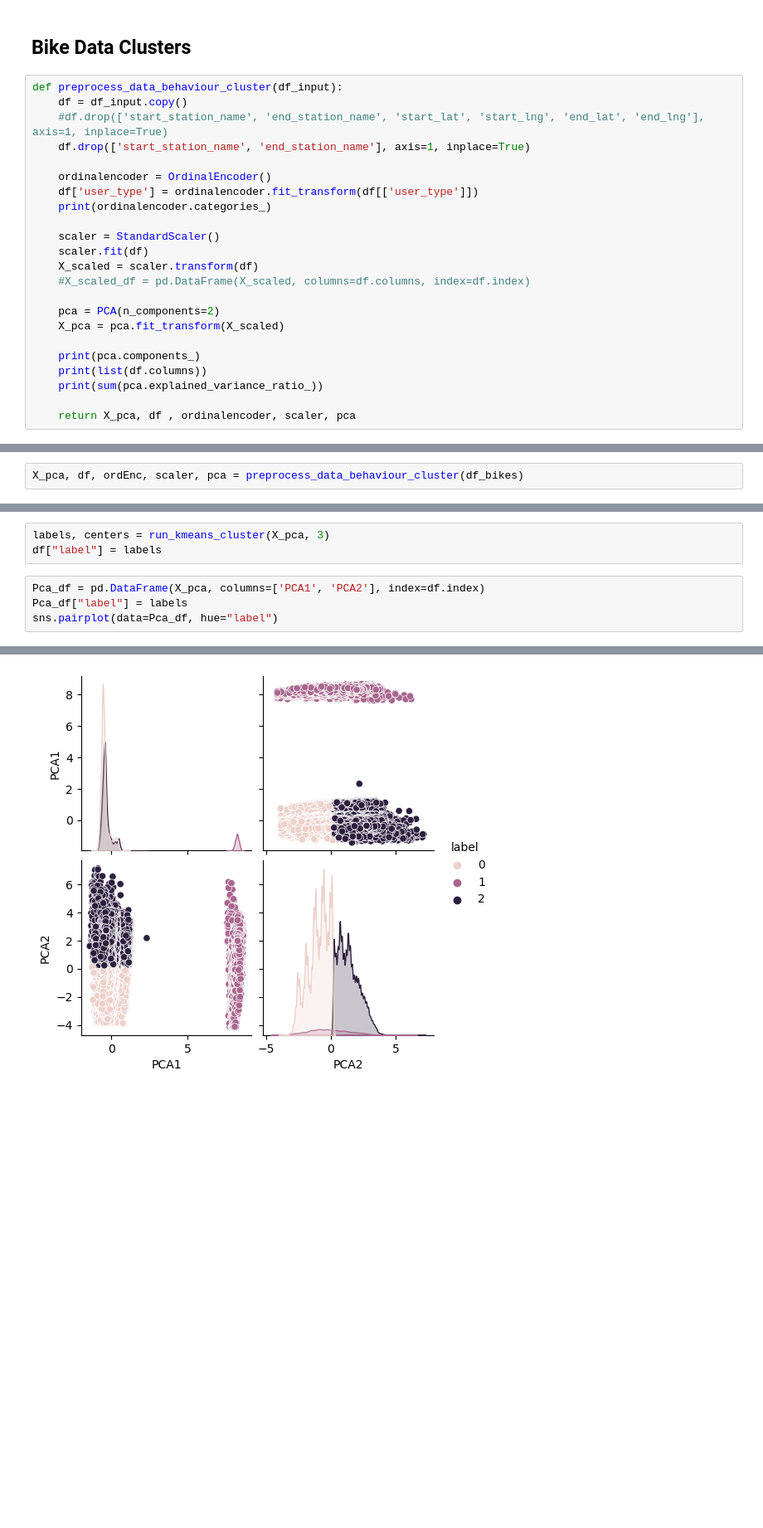
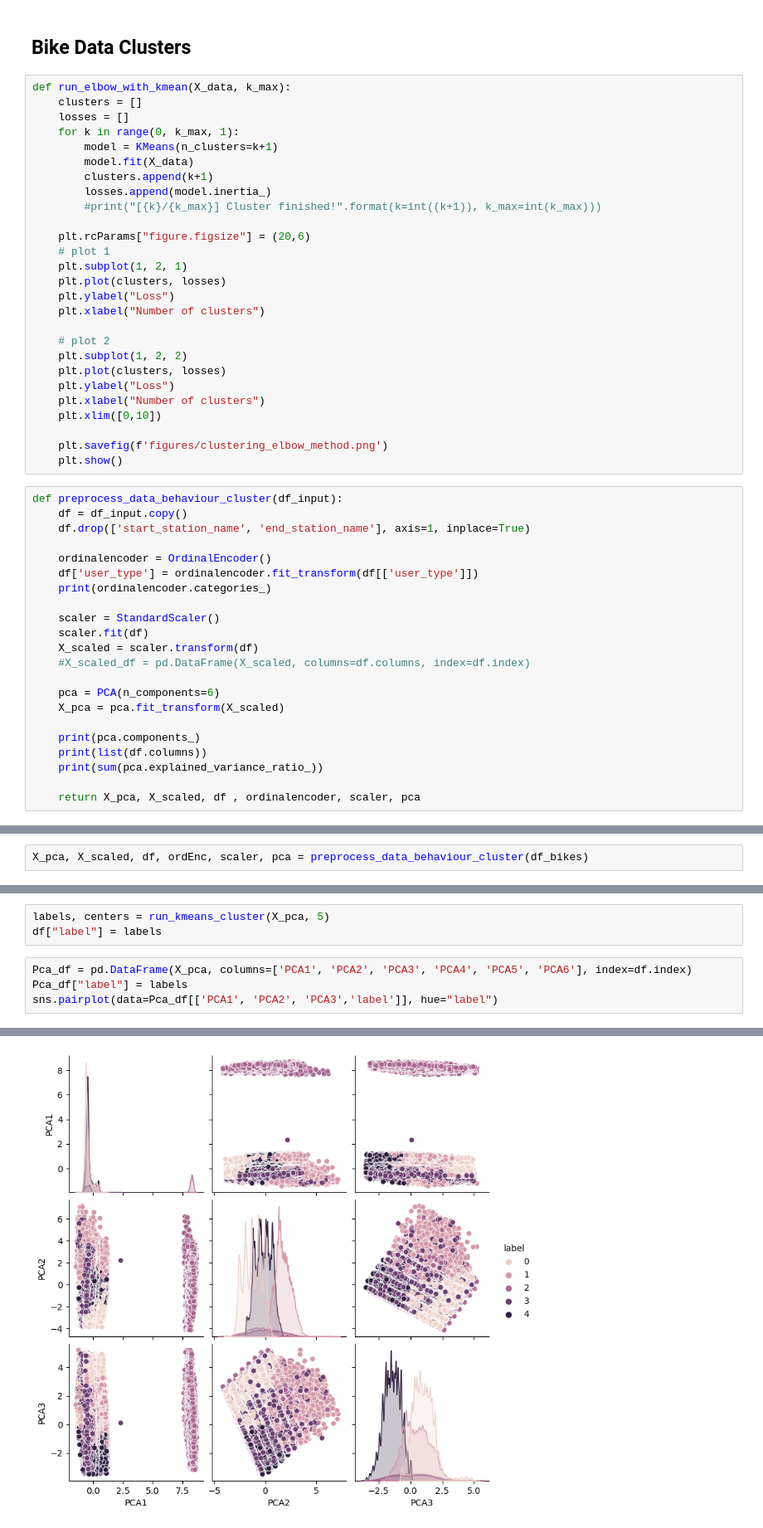
Before and after one commit to nussi049/AnalyticsApplication, a Jupyter notebook: cluster_analysis.ipynb, the cells around one changed output, grey strips where cells are left out. Shown at 83% size. Drawn from its saved outputs; the diff is of its cells as text; blank space fills up the shorter version.

Commit message:
final cluster

```diff
--- a/cluster_analysis.ipynb
+++ b/cluster_analysis.ipynb
@@ -157,10 +131,36 @@ plot_geo_clusters_on_map(df_stations, labels, centers)
 [interactive output not drawn]
 # %% [markdown]
 ## Bike Data Clusters
+# %%
+def run_elbow_with_kmean(X_data, k_max):
+    clusters = []
+    losses = []
+    for k in range(0, k_max, 1):
+        model = KMeans(n_clusters=k+1)
+        model.fit(X_data)
+        clusters.append(k+1)
+        losses.append(model.inertia_)
+        #print("[{k}/{k_max}] Cluster finished!".format(k=int((k+1)), k_max=int(k_max)))
+
+    plt.rcParams["figure.figsize"] = (20,6)
+    # plot 1
+    plt.subplot(1, 2, 1)
+    plt.plot(clusters, losses)
+    plt.ylabel("Loss")
+    plt.xlabel("Number of clusters")
+
+    # plot 2
+    plt.subplot(1, 2, 2)
+    plt.plot(clusters, losses)
+    plt.ylabel("Loss")
+    plt.xlabel("Number of clusters")
+    plt.xlim([0,10])
+
+    plt.savefig(f'figures/clustering_elbow_method.png')
+    plt.show()
 # %%
 def preprocess_data_behaviour_cluster(df_input):
     df = df_input.copy()
-    #df.drop(['start_station_name', 'end_station_name', 'start_lat', 'start_lng', 'end_lat', 'end_lng'], axis=1, inplace=True)
     df.drop(['start_station_name', 'end_station_name'], axis=1, inplace=True)
 
     ordinalencoder = OrdinalEncoder()
@@ -172,12 +172,12 @@ def preprocess_data_behaviour_cluster(df_input):
     X_scaled = scaler.transform(df)
     #X_scaled_df = pd.DataFrame(X_scaled, columns=df.columns, index=df.index)
 
-    pca = PCA(n_components=2)
+    pca = PCA(n_components=6)
     X_pca = pca.fit_transform(X_scaled)
 
     print(pca.components_)
     print(list(df.columns))
     print(sum(pca.explained_variance_ratio_))
 
-    return X_pca, df , ordinalencoder, scaler, pca
+    return X_pca, X_scaled, df , ordinalencoder, scaler, pca
 # %%
@@ -199,5 +200,5 @@ def display_parallel_coordinates_centroids(df, num_clusters):
 # %%
-X_pca, df, ordEnc, scaler, pca = preprocess_data_behaviour_cluster(df_bikes)
+X_pca, X_scaled, df, ordEnc, scaler, pca = preprocess_data_behaviour_cluster(df_bikes)
 # %% [output]
 [array(['Customer', 'Subscriber'], dtype=object)]
 [[ 0.03157196  0.03575854  0.01547647  0.03306819  0.01547907 -0.01235027
@@ -213,10 +222,10 @@ run_elbow_with_kmean(X_pca, 20)
 # %%
-labels, centers = run_kmeans_cluster(X_pca, 3)
+labels, centers = run_kmeans_cluster(X_pca, 5)
 df["label"] = labels
 # %%
-Pca_df = pd.DataFrame(X_pca, columns=['PCA1', 'PCA2'], index=df.index)
+Pca_df = pd.DataFrame(X_pca, columns=['PCA1', 'PCA2', 'PCA3', 'PCA4', 'PCA5', 'PCA6'], index=df.index)
 Pca_df["label"] = labels
-sns.pairplot(data=Pca_df, hue="label")
+sns.pairplot(data=Pca_df[['PCA1', 'PCA2', 'PCA3','label']], hue="label")
 # %% [output]
 <seaborn.axisgrid.PairGrid at 0x...>
-[figure, old version]
+[figure, new version]
```
Also changed, not shown: parts of 9 cells of this notebook, 6 other files.
